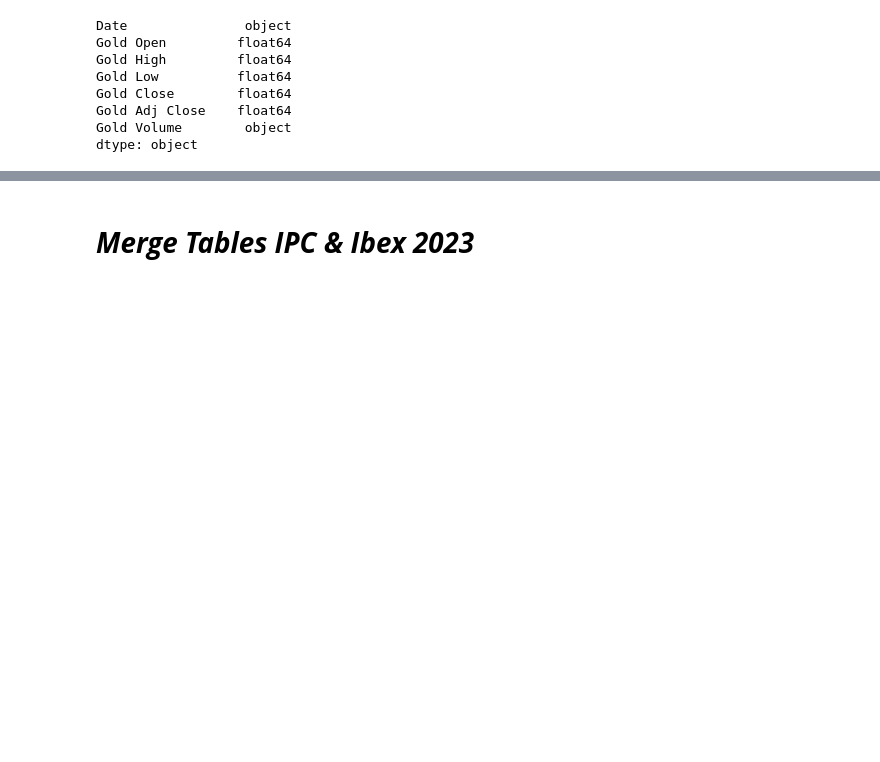
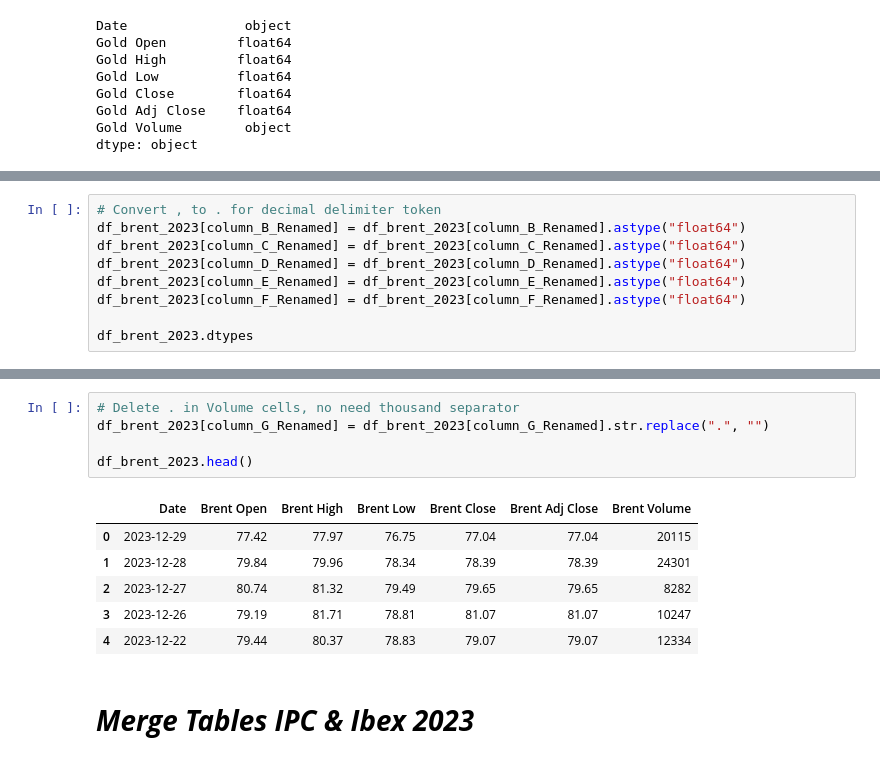
Before and after one commit to Manilab2309/ia-machine-learning, a Jupyter notebook: lab/NB_analyst_broker_operations.ipynb, the cells around one changed output, grey strips where cells are left out. Saved outputs shown, nothing was run; the diff lists cells and outputs as text; blank space fills up the shorter version.

```diff
--- a/lab/NB_analyst_broker_operations.ipynb
+++ b/lab/NB_analyst_broker_operations.ipynb
@@ -440,0 +514,9 @@ dtype: object
+# %%
+# Convert , to . for decimal delimiter token
+df_brent_2023[column_B_Renamed] = df_brent_2023[column_B_Renamed].astype("float64")
+df_brent_2023[column_C_Renamed] = df_brent_2023[column_C_Renamed].astype("float64")
+df_brent_2023[column_D_Renamed] = df_brent_2023[column_D_Renamed].astype("float64")
+df_brent_2023[column_E_Renamed] = df_brent_2023[column_E_Renamed].astype("float64")
+df_brent_2023[column_F_Renamed] = df_brent_2023[column_F_Renamed].astype("float64")
+
+df_brent_2023.dtypes
@@ -441,3 +532,15 @@ dtype: object
+# %%
+# Delete . in Volume cells, no need thousand separator
+df_brent_2023[column_G_Renamed] = df_brent_2023[column_G_Renamed].str.replace(".", "")
+
+df_brent_2023.head()
+# %% [output]
+|  | Date | Brent Open | Brent High | Brent Low | Brent Close | Brent Adj Close | Brent Volume |
+| 0 | 2023-12-29 | 77.42 | 77.97 | 76.75 | 77.04 | 77.04 | 20115 |
+| 1 | 2023-12-28 | 79.84 | 79.96 | 78.34 | 78.39 | 78.39 | 24301 |
+| 2 | 2023-12-27 | 80.74 | 81.32 | 79.49 | 79.65 | 79.65 | 8282 |
+| 3 | 2023-12-26 | 79.19 | 81.71 | 78.81 | 81.07 | 81.07 | 10247 |
+| 4 | 2023-12-22 | 79.44 | 80.37 | 78.83 | 79.07 | 79.07 | 12334 |
 # %% [markdown]
 # ***Merge Tables IPC & Ibex 2023***
 # %%
```
Also changed, not shown: parts of 9 cells of this notebook.
